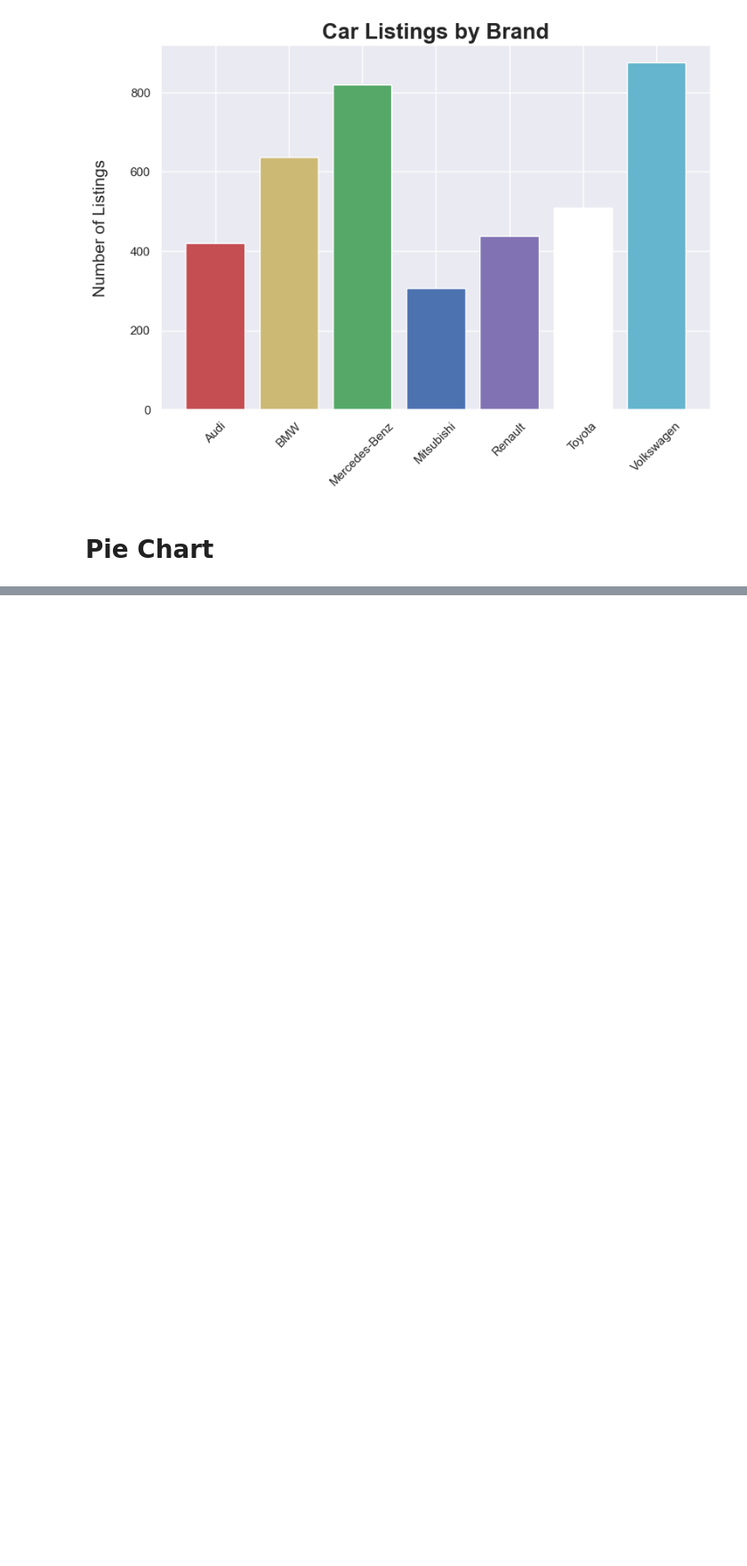
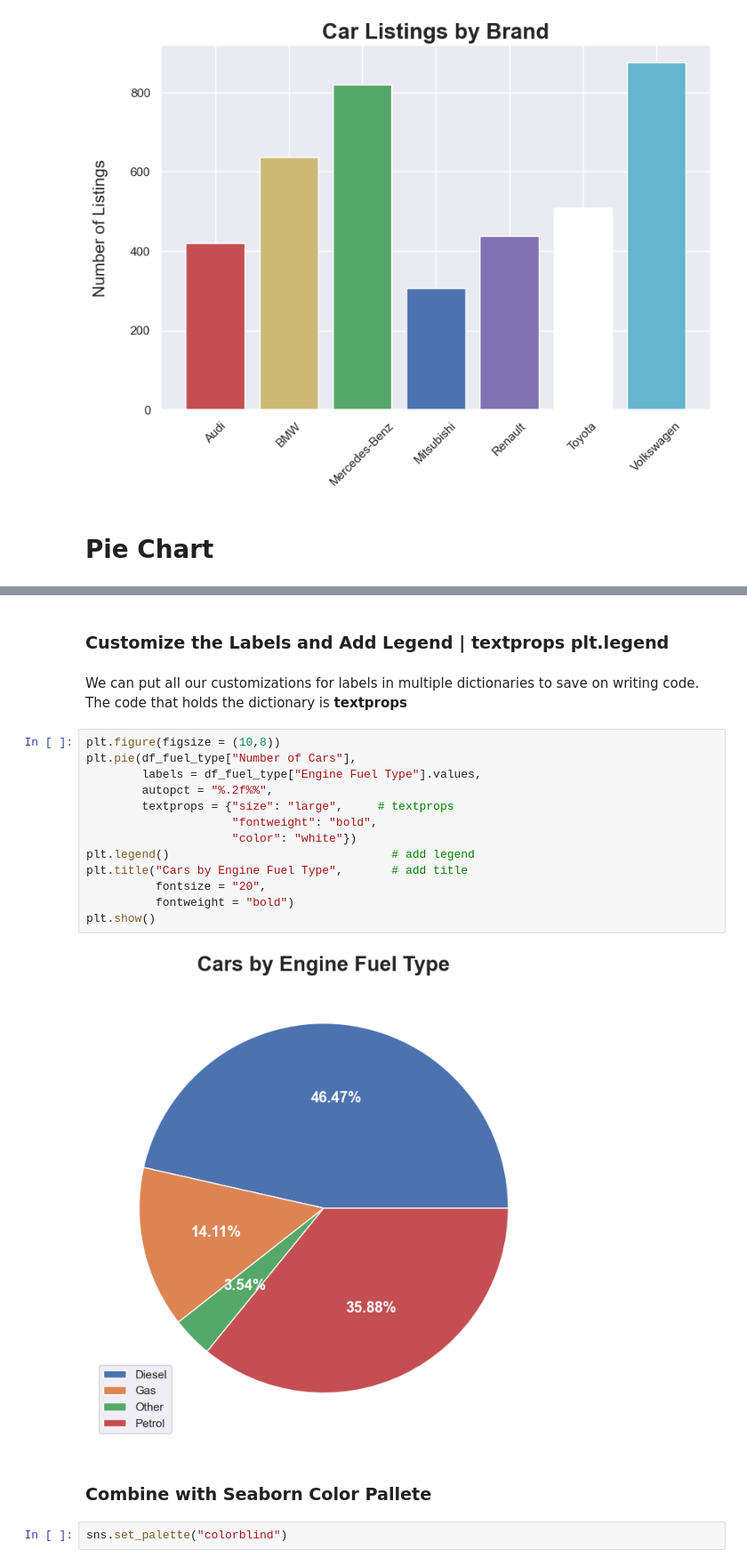
Before and after one commit to withraja/Data-Visualization-Tutorial, a Jupyter notebook: DataViz.ipynb, the cells around one changed output, grey strips where cells are left out. Shown at 89% size. Drawn from its saved outputs; the diff is of its cells as text; blank space fills up the shorter version.

```diff
--- a/Seaborn.ipynb
+++ b/DataViz.ipynb
@@ -127,0 +158,24 @@ plt.savefig("Car Listings.png")
+# %% [markdown]
+### **Customize** the Labels and **Add Legend** | textprops plt.legend
+# %% [markdown]
+We can put all our customizations for labels in multiple dictionaries to save on writing code.
+The code that holds the dictionary is **textprops**
+# %%
+plt.figure(figsize = (10,8))
+plt.pie(df_fuel_type["Number of Cars"],
+        labels = df_fuel_type["Engine Fuel Type"].values,
+        autopct = "%.2f%%",
+        textprops = {"size": "large",     # textprops
+                     "fontweight": "bold",
+                     "color": "white"})
+plt.legend()                                # add legend
+plt.title("Cars by Engine Fuel Type",       # add title
+          fontsize = "20",
+          fontweight = "bold")
+plt.show()
+# %% [output]
+[figure, added]
+# %% [markdown]
+### **Combine with Seaborn** Color Pallete
+# %%
+sns.set_palette("colorblind")
```
Also changed, not shown: parts of 6 cells of this notebook, 1 other file.
